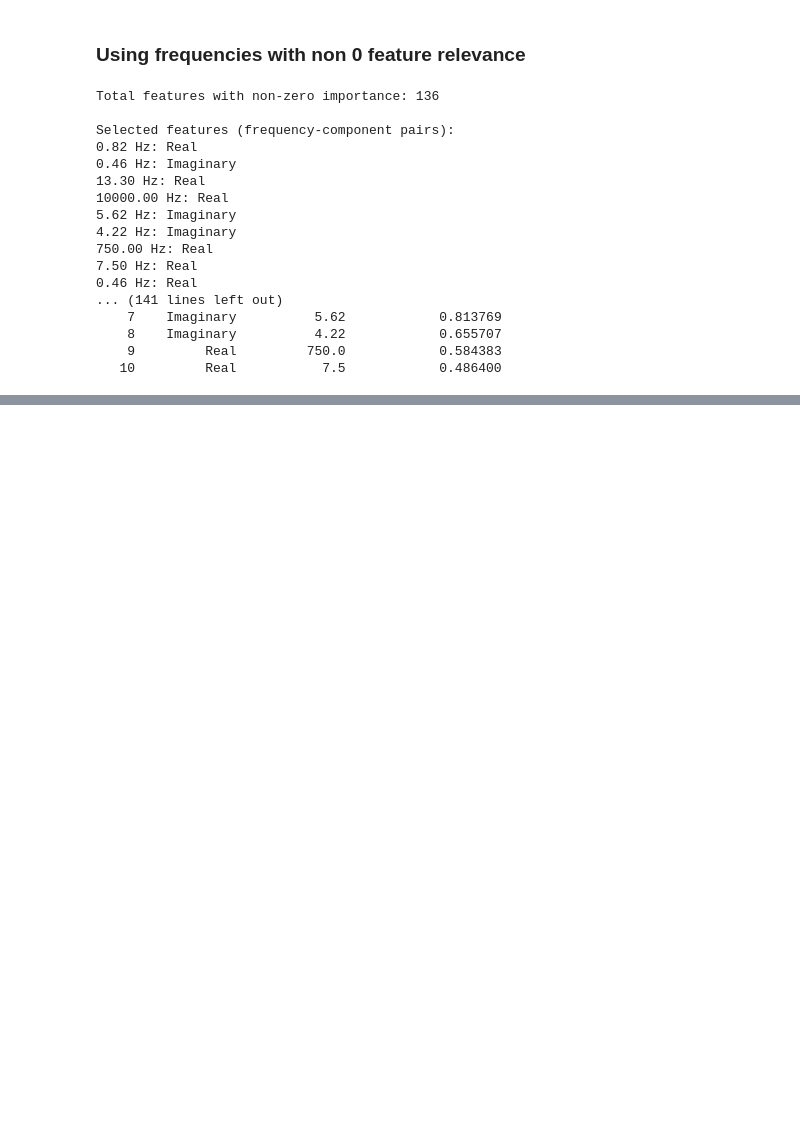
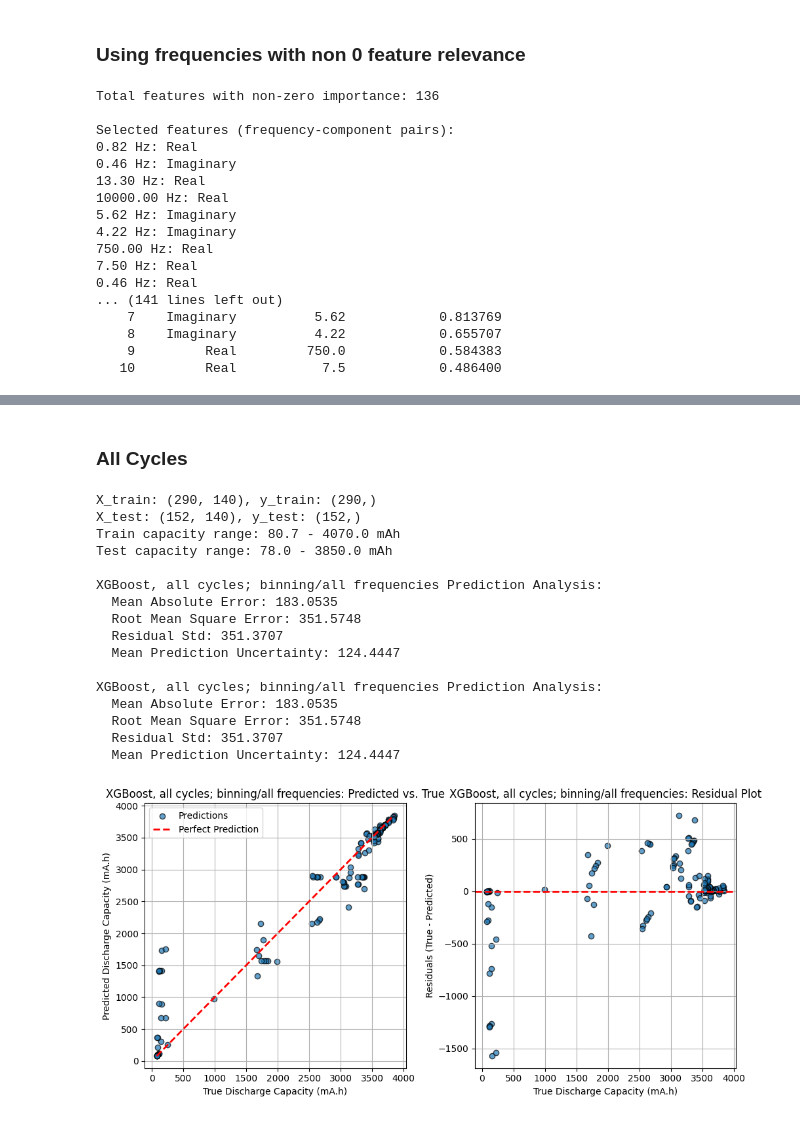
Before and after one commit to NithinJakrebet/eis-ml, a Jupyter notebook: notebooks/gradient_boosting.ipynb, the cells around one changed output, grey strips where cells are left out. Drawn from its saved outputs; the diff is of its cells as text; code cells hidden in the pictures; blank space fills up the shorter version.

```diff
--- a/notebooks/gradient_boosting.ipynb
+++ b/notebooks/gradient_boosting.ipynb
@@ -452,0 +462,34 @@ Selected features (frequency-component pairs):
+# %% [markdown]
+### All Cycles
+# %%
+X_train, X_test, y_train, y_test = load_and_prepare_data(
+    data_folder="../data/04-03-24",
+    method="bin_and_split",
+)
+
+models = xgb_scripts.train_ensemble_model(X_train, y_train)
+y_pred_mean, y_pred_std, all_predictions = xgb_scripts.predict_ensemble(models, X_test)
+rmse, r2, mse, mae = evaluate.evaluate_model(y_test, y_pred_mean)
+# print(f"RMSE: {rmse:.4f}\nR²: {r2:.4f}\nMSE: {mse:.4f}\nMAE: {mae:.4f}")
+
+prediction_fig = plots.model_predictions(y_test, y_pred_mean, y_pred_std, title_prefix="XGBoost, all cycles; binning/all frequencies")
+
+plt.show()
+# %% [output]
+X_train: (290, 140), y_train: (290,)
+X_test: (152, 140), y_test: (152,)
+Train capacity range: 80.7 - 4070.0 mAh
+Test capacity range: 78.0 - 3850.0 mAh
+
+XGBoost, all cycles; binning/all frequencies Prediction Analysis:
+  Mean Absolute Error: 183.0535
+  Root Mean Square Error: 351.5748
+  Residual Std: 351.3707
+  Mean Prediction Uncertainty: 124.4447
+
+XGBoost, all cycles; binning/all frequencies Prediction Analysis:
+  Mean Absolute Error: 183.0535
+  Root Mean Square Error: 351.5748
+  Residual Std: 351.3707
+  Mean Prediction Uncertainty: 124.4447
+[figure, added]
```
Also changed, not shown: parts of 29 cells of this notebook, 15 other files.
